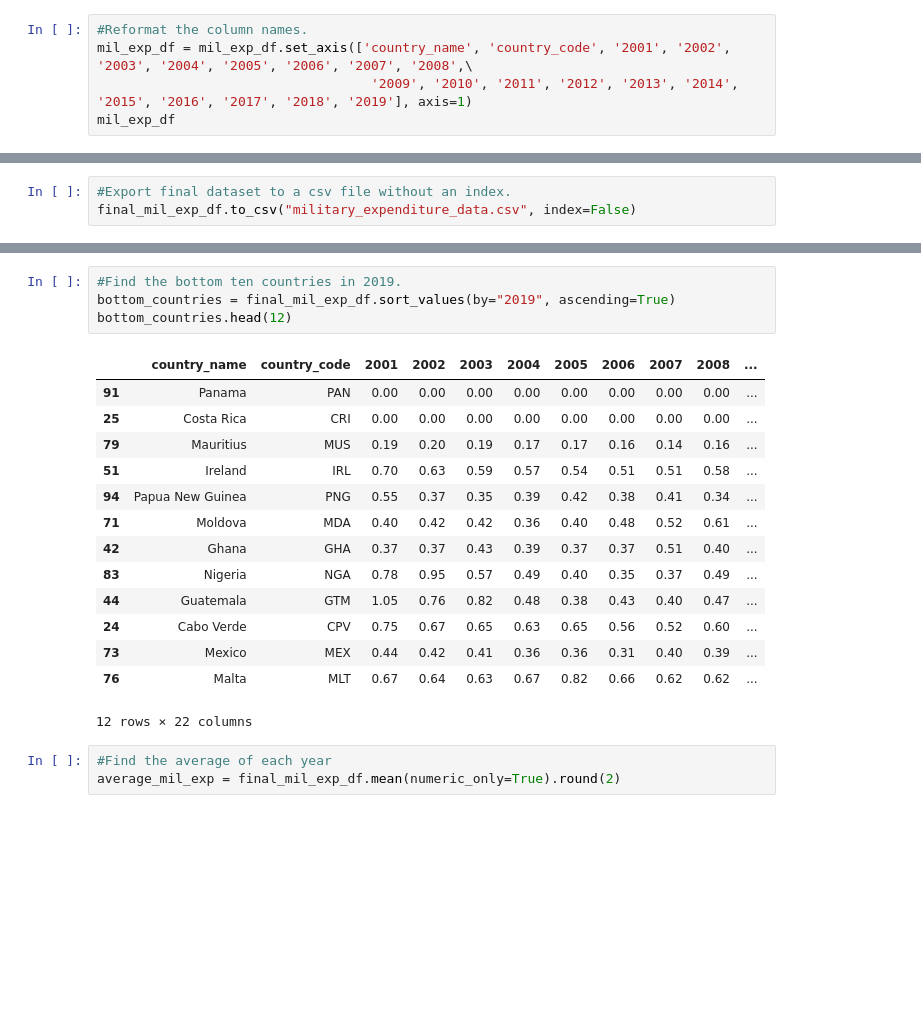
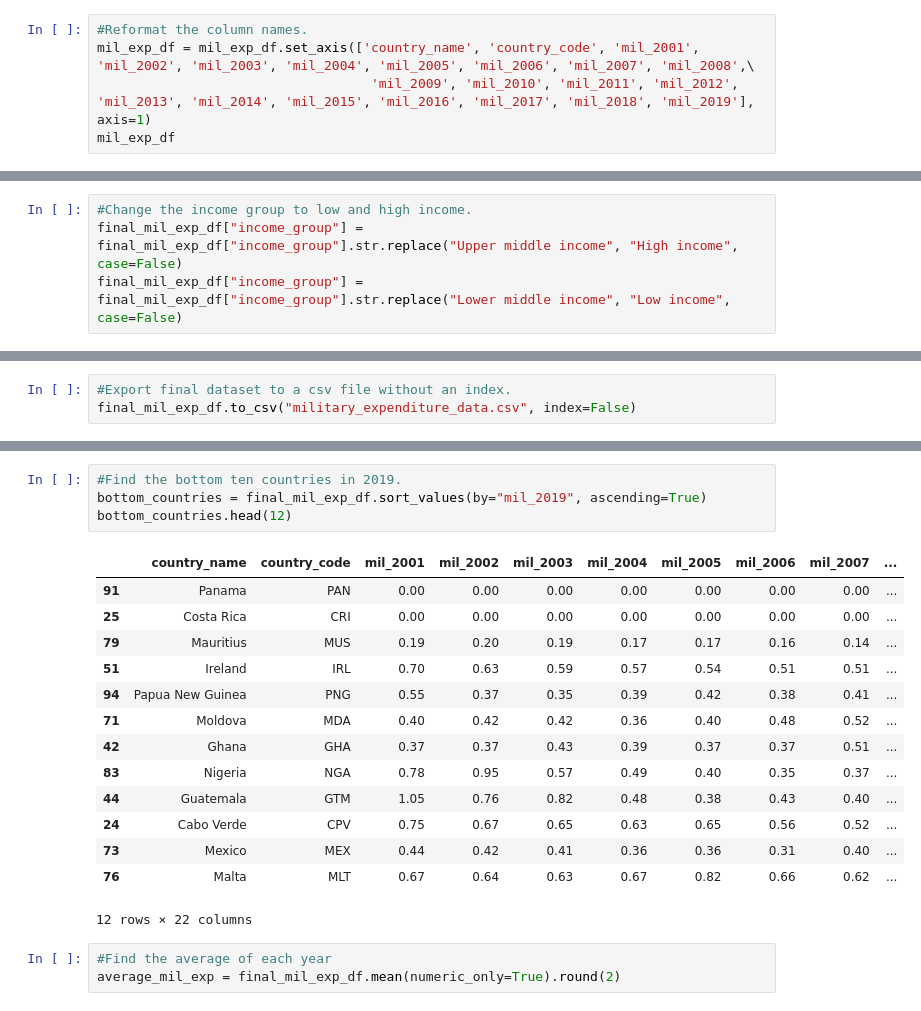
Before and after one commit to svujcich/Global_GDP_Trends, a Jupyter notebook: military_expenditure.ipynb, the cells around one changed output, grey strips where cells are left out. Saved outputs shown, nothing was run; the diff lists cells and outputs as text; blank space fills up the shorter version.

```diff
--- a/military_expenditure.ipynb
+++ b/military_expenditure.ipynb
@@ -72,7 +72,7 @@ mil_exp_df
 mil_exp_df.drop(mil_exp_df.columns[21:23], inplace=True, axis=1)
 # %%
 #Reformat the column names.
-mil_exp_df = mil_exp_df.set_axis(['country_name', 'country_code', '2001', '2002', '2003', '2004', '2005', '2006', '2007', '2008',\
-                                   '2009', '2010', '2011', '2012', '2013', '2014', '2015', '2016', '2017', '2018', '2019'], axis=1)
+mil_exp_df = mil_exp_df.set_axis(['country_name', 'country_code', 'mil_2001', 'mil_2002', 'mil_2003', 'mil_2004', 'mil_2005', 'mil_2006', 'mil_2007', 'mil_2008',\
+                                   'mil_2009', 'mil_2010', 'mil_2011', 'mil_2012', 'mil_2013', 'mil_2014', 'mil_2015', 'mil_2016', 'mil_2017', 'mil_2018', 'mil_2019'], axis=1)
 mil_exp_df
 # %% [output]
@@ -309,0 +294,4 @@ final_mil_exp_df
+# %%
+#Change the income group to low and high income.
+final_mil_exp_df["income_group"] = final_mil_exp_df["income_group"].str.replace("Upper middle income", "High income", case=False)
+final_mil_exp_df["income_group"] = final_mil_exp_df["income_group"].str.replace("Lower middle income", "Low income", case=False)
@@ -329,22 +333,22 @@ top_countries.head(10)
 10 rows × 22 columns
 # %%
 #Find the bottom ten countries in 2019.
-bottom_countries = final_mil_exp_df.sort_values(by="2019", ascending=True)
+bottom_countries = final_mil_exp_df.sort_values(by="mil_2019", ascending=True)
 bottom_countries.head(12)
 # %% [output]
-|  | country_name | country_code | 2001 | 2002 | 2003 | 2004 | 2005 | 2006 | 2007 | 2008 | ... |
-| 91 | Panama | PAN | 0.00 | 0.00 | 0.00 | 0.00 | 0.00 | 0.00 | 0.00 | 0.00 | ... |
-| 25 | Costa Rica | CRI | 0.00 | 0.00 | 0.00 | 0.00 | 0.00 | 0.00 | 0.00 | 0.00 | ... |
-| 79 | Mauritius | MUS | 0.19 | 0.20 | 0.19 | 0.17 | 0.17 | 0.16 | 0.14 | 0.16 | ... |
-| 51 | Ireland | IRL | 0.70 | 0.63 | 0.59 | 0.57 | 0.54 | 0.51 | 0.51 | 0.58 | ... |
-| 94 | Papua New Guinea | PNG | 0.55 | 0.37 | 0.35 | 0.39 | 0.42 | 0.38 | 0.41 | 0.34 | ... |
-| 71 | Moldova | MDA | 0.40 | 0.42 | 0.42 | 0.36 | 0.40 | 0.48 | 0.52 | 0.61 | ... |
-| 42 | Ghana | GHA | 0.37 | 0.37 | 0.43 | 0.39 | 0.37 | 0.37 | 0.51 | 0.40 | ... |
-| 83 | Nigeria | NGA | 0.78 | 0.95 | 0.57 | 0.49 | 0.40 | 0.35 | 0.37 | 0.49 | ... |
-| 44 | Guatemala | GTM | 1.05 | 0.76 | 0.82 | 0.48 | 0.38 | 0.43 | 0.40 | 0.47 | ... |
-| 24 | Cabo Verde | CPV | 0.75 | 0.67 | 0.65 | 0.63 | 0.65 | 0.56 | 0.52 | 0.60 | ... |
-| 73 | Mexico | MEX | 0.44 | 0.42 | 0.41 | 0.36 | 0.36 | 0.31 | 0.40 | 0.39 | ... |
-| 76 | Malta | MLT | 0.67 | 0.64 | 0.63 | 0.67 | 0.82 | 0.66 | 0.62 | 0.62 | ... |
+|  | country_name | country_code | mil_2001 | mil_2002 | mil_2003 | mil_2004 | mil_2005 | mil_2006 | mil_2007 | ... |
+| 91 | Panama | PAN | 0.00 | 0.00 | 0.00 | 0.00 | 0.00 | 0.00 | 0.00 | ... |
+| 25 | Costa Rica | CRI | 0.00 | 0.00 | 0.00 | 0.00 | 0.00 | 0.00 | 0.00 | ... |
+| 79 | Mauritius | MUS | 0.19 | 0.20 | 0.19 | 0.17 | 0.17 | 0.16 | 0.14 | ... |
+| 51 | Ireland | IRL | 0.70 | 0.63 | 0.59 | 0.57 | 0.54 | 0.51 | 0.51 | ... |
+| 94 | Papua New Guinea | PNG | 0.55 | 0.37 | 0.35 | 0.39 | 0.42 | 0.38 | 0.41 | ... |
+| 71 | Moldova | MDA | 0.40 | 0.42 | 0.42 | 0.36 | 0.40 | 0.48 | 0.52 | ... |
+| 42 | Ghana | GHA | 0.37 | 0.37 | 0.43 | 0.39 | 0.37 | 0.37 | 0.51 | ... |
+| 83 | Nigeria | NGA | 0.78 | 0.95 | 0.57 | 0.49 | 0.40 | 0.35 | 0.37 | ... |
+| 44 | Guatemala | GTM | 1.05 | 0.76 | 0.82 | 0.48 | 0.38 | 0.43 | 0.40 | ... |
+| 24 | Cabo Verde | CPV | 0.75 | 0.67 | 0.65 | 0.63 | 0.65 | 0.56 | 0.52 | ... |
+| 73 | Mexico | MEX | 0.44 | 0.42 | 0.41 | 0.36 | 0.36 | 0.31 | 0.40 | ... |
+| 76 | Malta | MLT | 0.67 | 0.64 | 0.63 | 0.67 | 0.82 | 0.66 | 0.62 | ... |
 12 rows × 22 columns
 # %%
 #Find the average of each year
```
Also changed, not shown: parts of 18 cells of this notebook, 4 other files.
